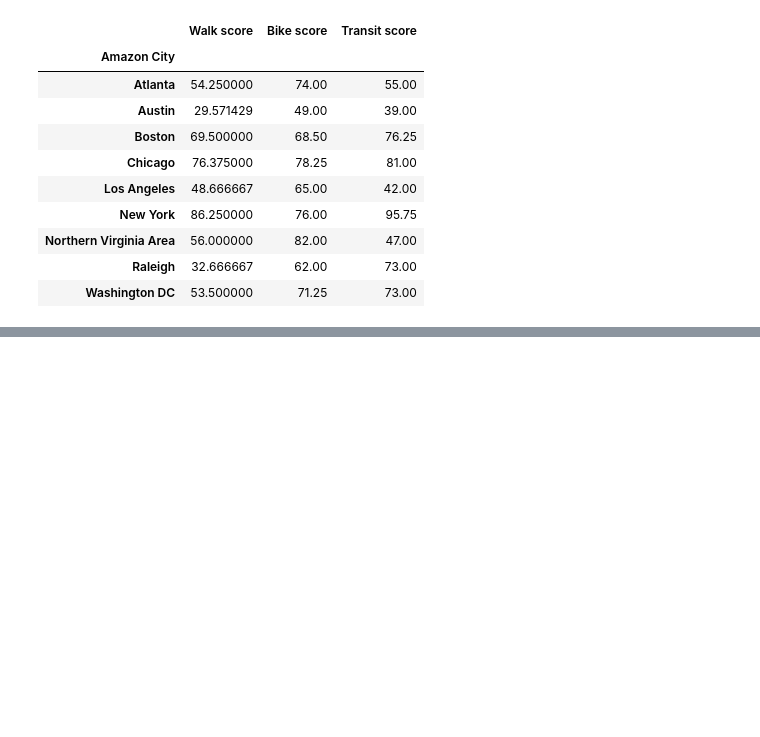
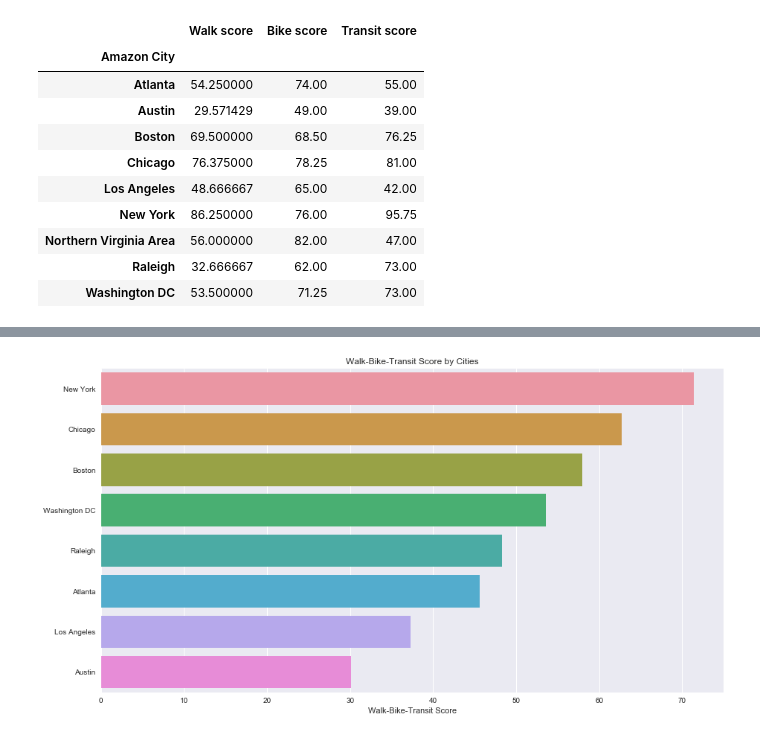
Before and after one commit to indranik/BC_Project1, a Jupyter notebook: Transportation Data - Helen/Walkscore Dataframe - Helen.ipynb, the cells around one changed output, grey strips where cells are left out. Drawn from its saved outputs; the diff is of its cells as text; code cells hidden in the pictures; blank space fills up the shorter version.

```diff
--- a/Transportation Data - Helen/Walkscore Dataframe - Helen.ipynb
+++ b/Transportation Data - Helen/Walkscore Dataframe - Helen.ipynb
@@ -141,0 +164,3 @@ amazon_city_group[['Walk score', 'Bike score', 'Transit score']].mean()
+# %%
+amazon_city_group_mean['Score combined'] = amazon_city_group_mean['Bike score (Normalized)']+amazon_city_group_mean['Walk score (Normalized)']+amazon_city_group_mean['Transit score (Normalized)']
+amazon_city_group_mean
@@ -141,0 +179,9 @@ amazon_city_group[['Walk score', 'Bike score', 'Transit score']].mean()
+# %%
+amazon_city_group_mean = amazon_city_group_mean.reset_index()
+# %%
+amazon_city_group_mean = amazon_city_group_mean.sort_values(by=['Score combined'], ascending=False)
+amazon_city_group_mean  = amazon_city_group_mean.drop(amazon_city_group_mean.index[6])
+# %%
+order_list = [1,2,3,4,5,6,7,8]
+amazon_city_group_mean['Rank'] = order_list
+amazon_city_group_mean
@@ -141,0 +202,12 @@ amazon_city_group[['Walk score', 'Bike score', 'Transit score']].mean()
+# %%
+sns.set()
+# amazon_city_group_mean.set_index('Amazon City').T.plot(kind='bar', stacked=True)
+sns.set_context({"figure.figsize": (15, 8)})
+bottom_plot = sns.barplot(x = amazon_city_group_mean['Score combined'], y = amazon_city_group_mean['Amazon City'], data = amazon_city_group_mean)
+plt.title("Walk-Bike-Transit Score by Cities")
+plt.xlabel("Walk-Bike-Transit Score")
+plt.ylabel("")
+plt.savefig('Walk-Bike-Transit Score Combined Graph')
+plt.show()
+# %% [output]
+[figure, added]
```
Also changed, not shown: parts of 7 cells of this notebook, 14 other files.
